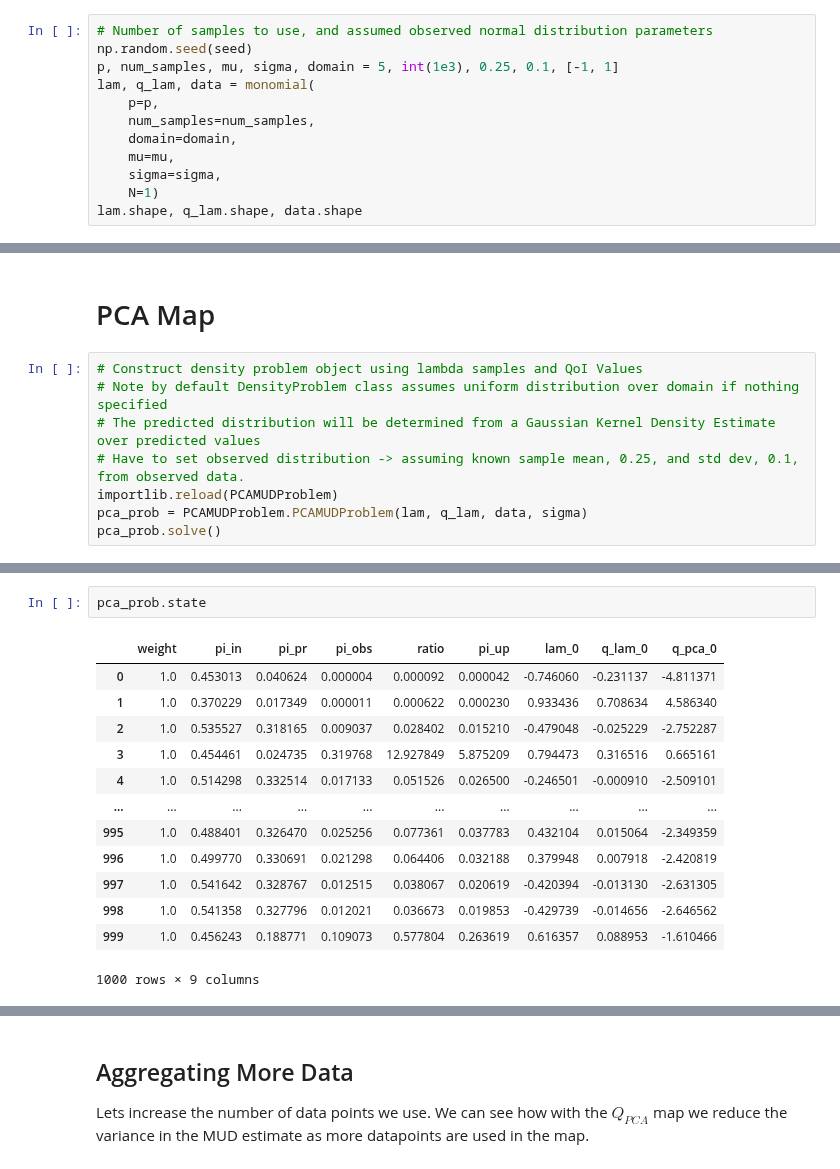
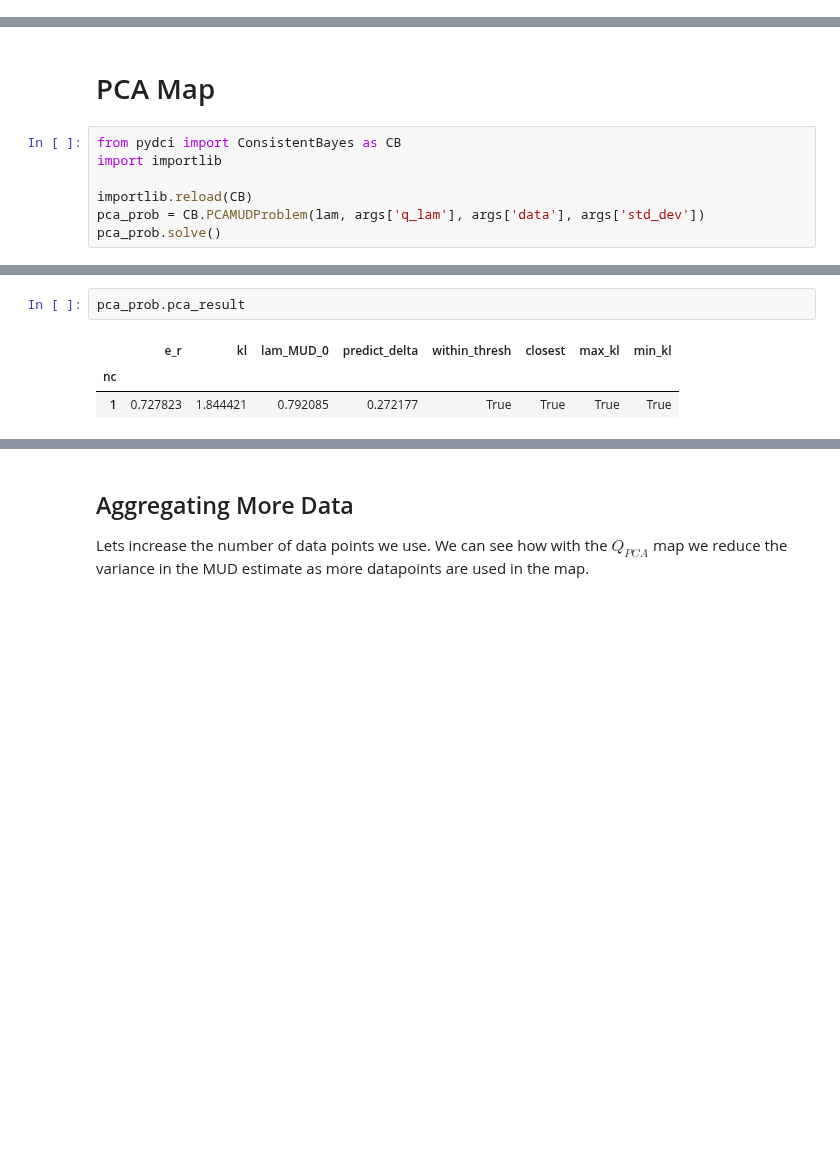
Before and after one commit to UT-CHG/pyDCI, a Jupyter notebook: notebooks/PCAMUDProblem.ipynb, the cells around one changed output, grey strips where cells are left out. Cells and saved outputs as stored; diff of their text form; blank space fills up the shorter version.

```diff
--- a/notebooks/PCAMUDProblem.ipynb
+++ b/notebooks/PCAMUDProblem.ipynb
@@ -62,15 +43,3 @@ We assume:
 ### Data
 
 We take $N$ samples from an initial uniform distribution over the input parameter space. These samples will be pushed forward through our QoI map to constrcut the predicted density $\pi_{pred}$:
-# %%
-# Number of samples to use, and assumed observed normal distribution parameters
-np.random.seed(seed)
-p, num_samples, mu, sigma, domain = 5, int(1e3), 0.25, 0.1, [-1, 1]
-lam, q_lam, data = monomial(
-    p=p,
-    num_samples=num_samples,
-    domain=domain,
-    mu=mu,
-    sigma=sigma,
-    N=1)
-lam.shape, q_lam.shape, data.shape
@@ -79,11 +128,10 @@ lam.shape, q_lam.shape, data.shape
 # %% [markdown]
 # PCA Map
 # %%
-# Construct density problem object using lambda samples and QoI Values
-# Note by default DensityProblem class assumes uniform distribution over domain if nothing specified
-# The predicted distribution will be determined from a Gaussian Kernel Density Estimate over predicted values
-# Have to set observed distribution -> assuming known sample mean, 0.25, and std dev, 0.1, from observed data.
-importlib.reload(PCAMUDProblem)
-pca_prob = PCAMUDProblem.PCAMUDProblem(lam, q_lam, data, sigma)
+from pydci import ConsistentBayes as CB
+import importlib
+
+importlib.reload(CB)
+pca_prob = CB.PCAMUDProblem(lam, args['q_lam'], args['data'], args['std_dev'])
 pca_prob.solve()
 # %% [output]
@@ -100,16 +148,6 @@ pca_prob.result
 # %%
-pca_prob.state
+pca_prob.pca_result
 # %% [output]
-|  | weight | pi_in | pi_pr | pi_obs | ratio | pi_up | lam_0 | q_lam_0 | q_pca_0 |
-| 0 | 1.0 | 0.453013 | 0.040624 | 0.000004 | 0.000092 | 0.000042 | -0.746060 | -0.231137 | -4.811371 |
-| 1 | 1.0 | 0.370229 | 0.017349 | 0.000011 | 0.000622 | 0.000230 | 0.933436 | 0.708634 | 4.586340 |
-| 2 | 1.0 | 0.535527 | 0.318165 | 0.009037 | 0.028402 | 0.015210 | -0.479048 | -0.025229 | -2.752287 |
-| 3 | 1.0 | 0.454461 | 0.024735 | 0.319768 | 12.927849 | 5.875209 | 0.794473 | 0.316516 | 0.665161 |
-| 4 | 1.0 | 0.514298 | 0.332514 | 0.017133 | 0.051526 | 0.026500 | -0.246501 | -0.000910 | -2.509101 |
-| ... | ... | ... | ... | ... | ... | ... | ... | ... | ... |
-| 995 | 1.0 | 0.488401 | 0.326470 | 0.025256 | 0.077361 | 0.037783 | 0.432104 | 0.015064 | -2.349359 |
-| 996 | 1.0 | 0.499770 | 0.330691 | 0.021298 | 0.064406 | 0.032188 | 0.379948 | 0.007918 | -2.420819 |
-| 997 | 1.0 | 0.541642 | 0.328767 | 0.012515 | 0.038067 | 0.020619 | -0.420394 | -0.013130 | -2.631305 |
-| 998 | 1.0 | 0.541358 | 0.327796 | 0.012021 | 0.036673 | 0.019853 | -0.429739 | -0.014656 | -2.646562 |
-| 999 | 1.0 | 0.456243 | 0.188771 | 0.109073 | 0.577804 | 0.263619 | 0.616357 | 0.088953 | -1.610466 |
+|  | e_r | kl | lam_MUD_0 | predict_delta | within_thresh | closest | max_kl | min_kl |
+| nc |  |  |  |  |  |  |  |  |
+| 1 | 0.727823 | 1.844421 | 0.792085 | 0.272177 | True | True | True | True |
-1000 rows × 9 columns
```
Also changed, not shown: parts of 18 cells of this notebook, 9 other files.
